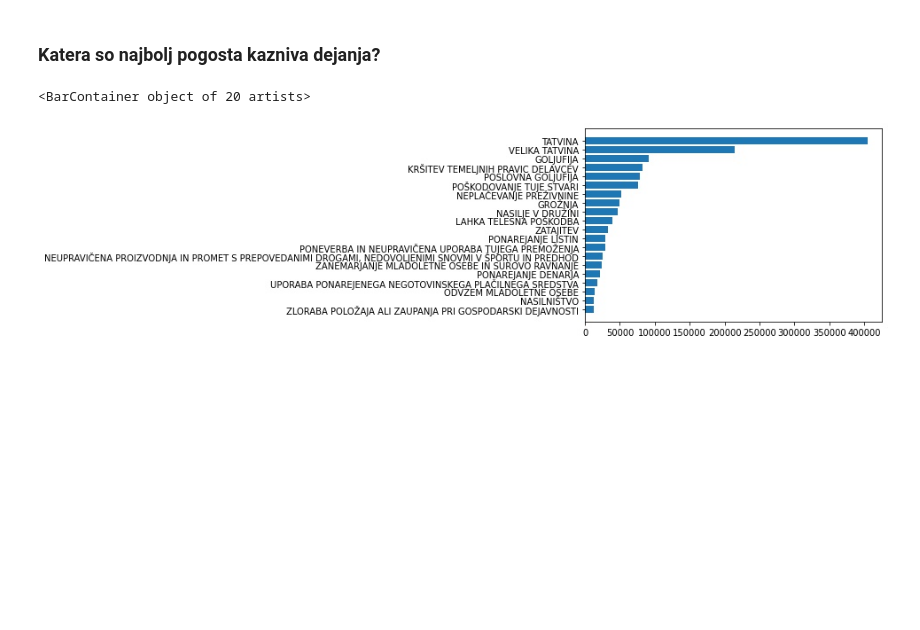
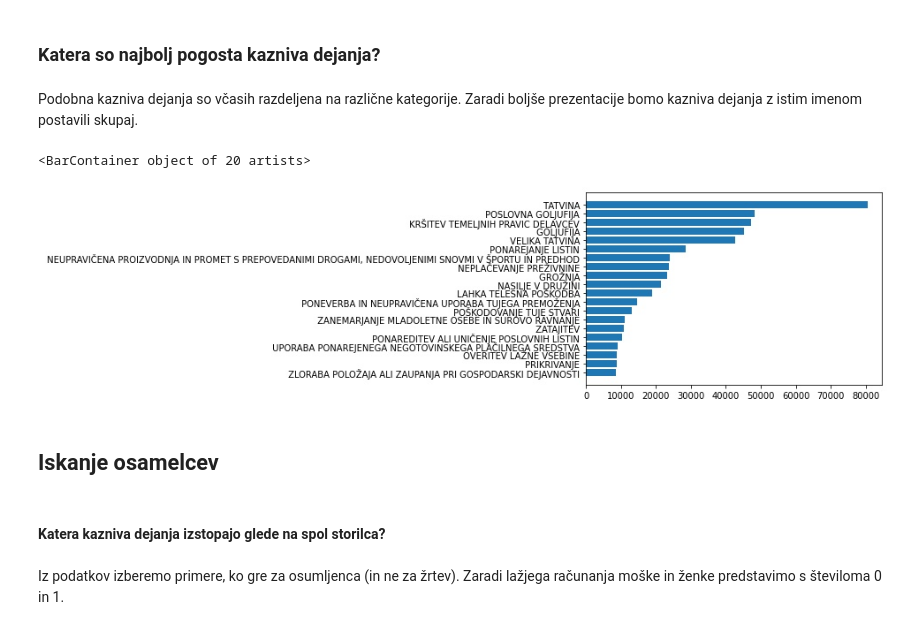
Before and after one commit to ncirar/PR21NCMSTK, a Jupyter notebook: code.ipynb, the cells around one changed output. Cells and saved outputs as stored; diff of their text form; code cells hidden in the pictures; blank space fills up the shorter version.

```diff
--- a/code.ipynb
+++ b/code.ipynb
@@ -321,22 +321,30 @@ Text(0.5, 1.0, 'Prikaz števila storjenih zločinov na določen dan v tednu')
 Iz grafa je razvidno, da je največ zločinov storjenih ob petkih, najmanj pa med vikendom.
 # %% [markdown]
 ### Katera so najbolj pogosta kazniva dejanja?
+# %% [markdown]
+Podobna kazniva dejanja so včasih razdeljena na različne kategorije. Zaradi boljše prezentacije bomo kazniva dejanja z istim imenom postavili skupaj.
+# %%
+df.iloc[:, 6] = df.iloc[:, 6].apply(lambda x: x.split("-")[-1])
 # %%
 from collections import defaultdict
-ids = np.array(df.iloc[:, 6])
+ids = np.array(df.iloc[:, 6][~df.iloc[:, 24].isin(["ŽRTEV"])])
 d = defaultdict(int)
 for i in ids:
     d[i] += 1
-d2 = defaultdict(int)
-for k, v in d.items():
-    d2[k.split(" - ")[-1]] += v
 
-arr = sorted([(v, k) for k, v in d2.items()])[-20:]
+arr = sorted([(v, k) for k, v in d.items()])[-20:]
 amounts = [amount for amount, title in arr]
 titles = [title for amount, title in arr]
 
 fig, ax = plt.subplots()
 ax.barh(titles, amounts)
+#titles
 # %% [output]
 <BarContainer object of 20 artists>
-[figure, old version]
+[figure, new version]
+# %% [markdown]
+## Iskanje osamelcev
+# %% [markdown]
+#### Katera kazniva dejanja izstopajo glede na spol storilca?
+# %% [markdown]
+Iz podatkov izberemo primere, ko gre za osumljenca (in ne za žrtev). Zaradi lažjega računanja moške in ženke predstavimo s številoma 0 in 1.
```
Also changed, not shown: parts of 10 cells of this notebook.
